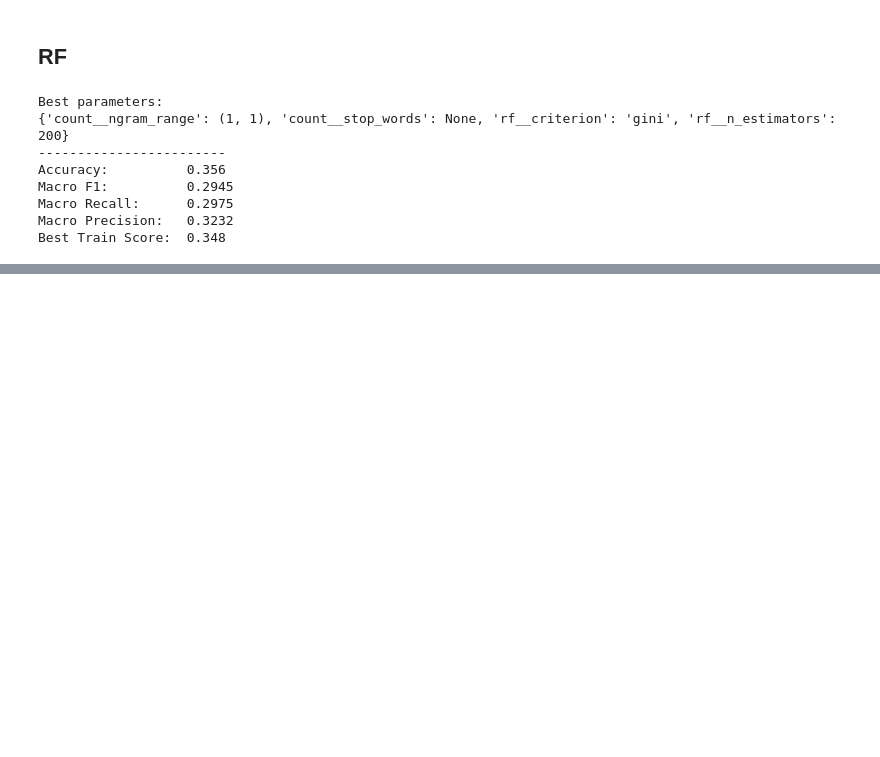
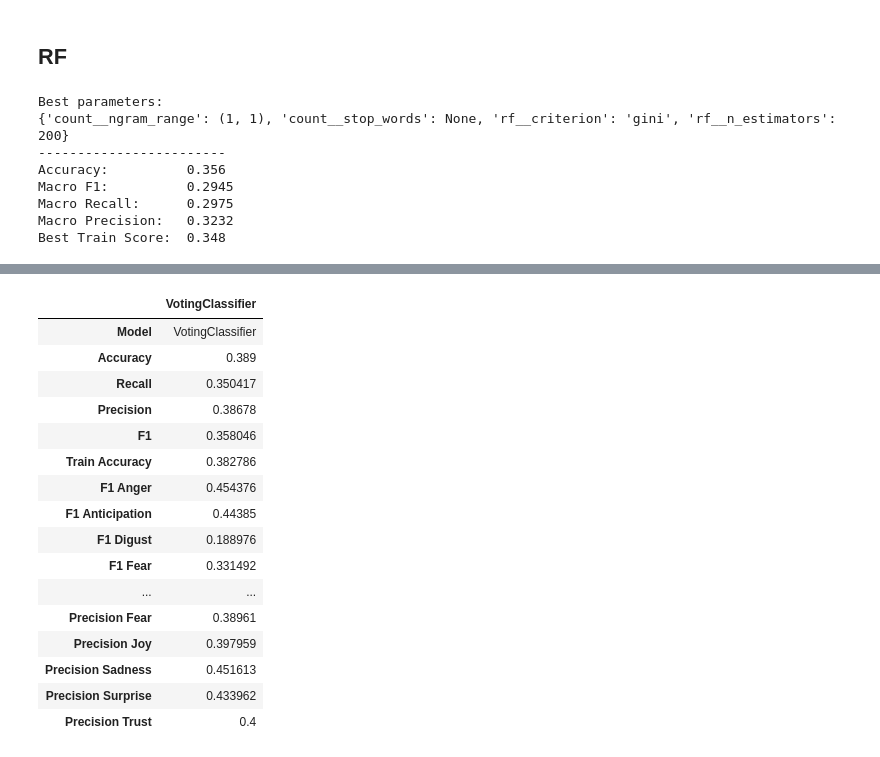
Before and after one commit to fpontejos/TM, a Jupyter notebook: TM_ML_03.ipynb, the cells around one changed output, grey strips where cells are left out. Saved outputs shown, nothing was run; the diff lists cells and outputs as text; code cells hidden in the pictures; blank space fills up the shorter version.

```diff
--- a/TM_ML_03.ipynb
+++ b/TM_ML_03.ipynb
@@ -662,3 +734,23 @@ scores.sort_values(by='Accuracy', ascending=False).reset_index(drop=True)
 # %%
 scores.sort_values(by='Accuracy', ascending=False).reset_index(drop=True)\
         .to_csv('scores03.csv', index=False)
+# %%
+scores.loc[scores['Model']=='VotingClassifier',:].T
+# %% [output]
+|  | VotingClassifier |
+| Model | VotingClassifier |
+| Accuracy | 0.389 |
+| Recall | 0.350417 |
+| Precision | 0.38678 |
+| F1 | 0.358046 |
+| Train Accuracy | 0.382786 |
+| F1 Anger | 0.454376 |
+| F1 Anticipation | 0.44385 |
+| F1 Digust | 0.188976 |
+| F1 Fear | 0.331492 |
+| ... | ... |
+| Precision Fear | 0.38961 |
+| Precision Joy | 0.397959 |
+| Precision Sadness | 0.451613 |
+| Precision Surprise | 0.433962 |
+| Precision Trust | 0.4 |
```
Also changed, not shown: parts of 12 cells of this notebook, 2 other files.
